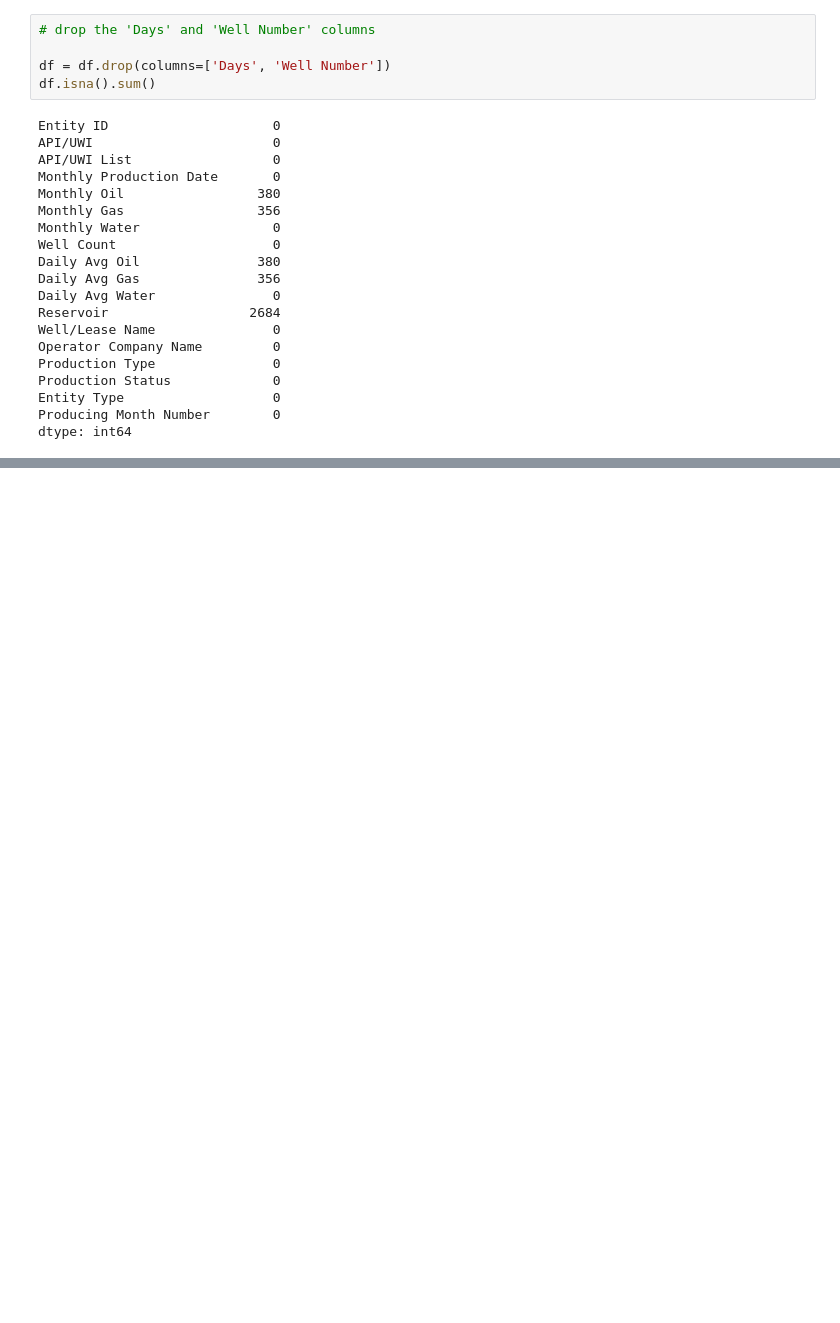
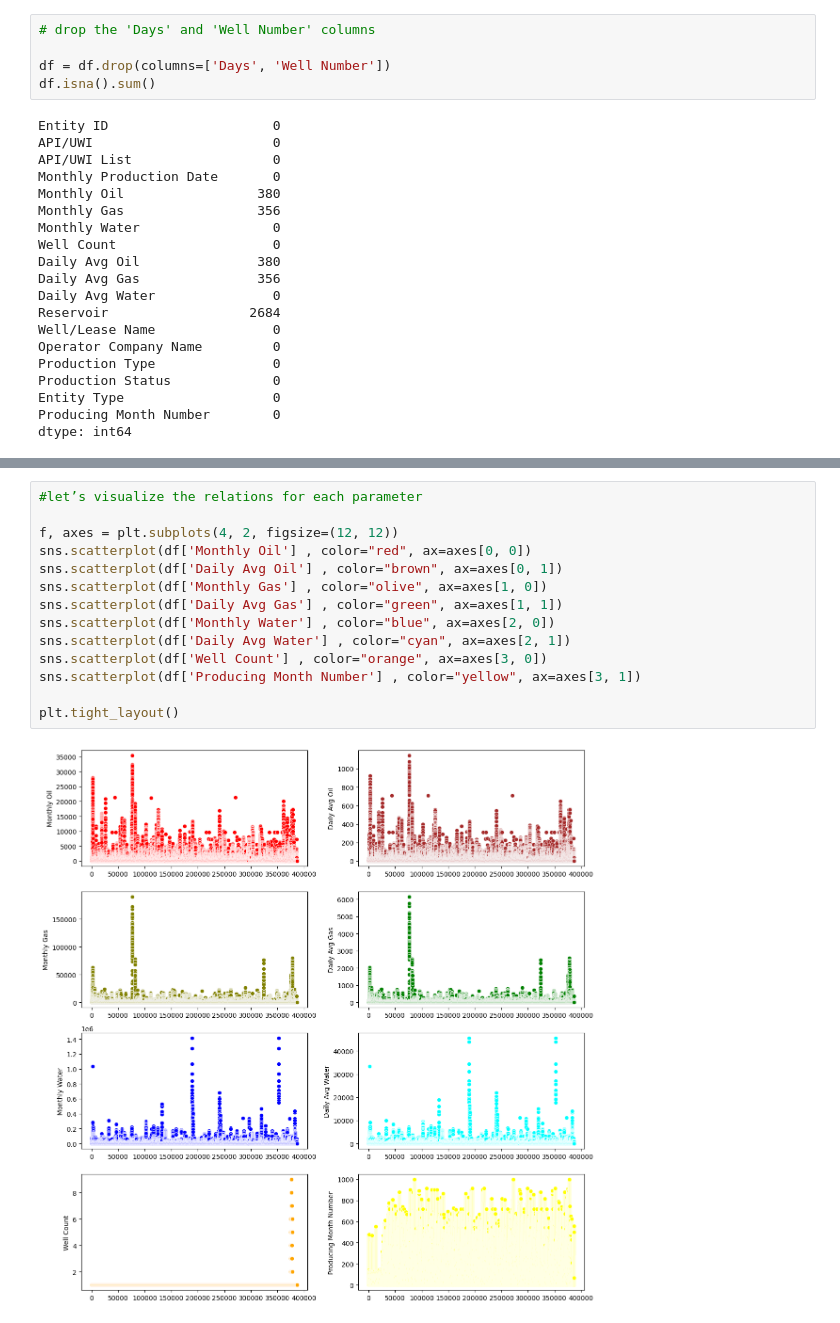
Before and after one commit to ManishRawat07/PETR6397-Final-Project-Oil-Production-Forecasting-using-Machine-Learning, a Jupyter notebook: Oil Production forecasting.ipynb, the cells around one changed output, grey strips where cells are left out. Cells and saved outputs as stored; diff of their text form; blank space fills up the shorter version.

```diff
--- a/Oil Production forecasting.ipynb
+++ b/Oil Production forecasting.ipynb
@@ -196,3 +232,19 @@ sns.pairplot(df)
 # %% [output]
 <seaborn.axisgrid.PairGrid at 0x...>
 [figure]
+# %%
+#let’s visualize the relations for each parameter
+
+f, axes = plt.subplots(4, 2, figsize=(12, 12))
+sns.scatterplot(df['Monthly Oil'] , color="red", ax=axes[0, 0])
+sns.scatterplot(df['Daily Avg Oil'] , color="brown", ax=axes[0, 1])
+sns.scatterplot(df['Monthly Gas'] , color="olive", ax=axes[1, 0])
+sns.scatterplot(df['Daily Avg Gas'] , color="green", ax=axes[1, 1])
+sns.scatterplot(df['Monthly Water'] , color="blue", ax=axes[2, 0])
+sns.scatterplot(df['Daily Avg Water'] , color="cyan", ax=axes[2, 1])
+sns.scatterplot(df['Well Count'] , color="orange", ax=axes[3, 0])
+sns.scatterplot(df['Producing Month Number'] , color="yellow", ax=axes[3, 1])
+
+plt.tight_layout()
+# %% [output]
+[figure, added]
```
Also changed, not shown: parts of 10 cells of this notebook, 3 other files.
